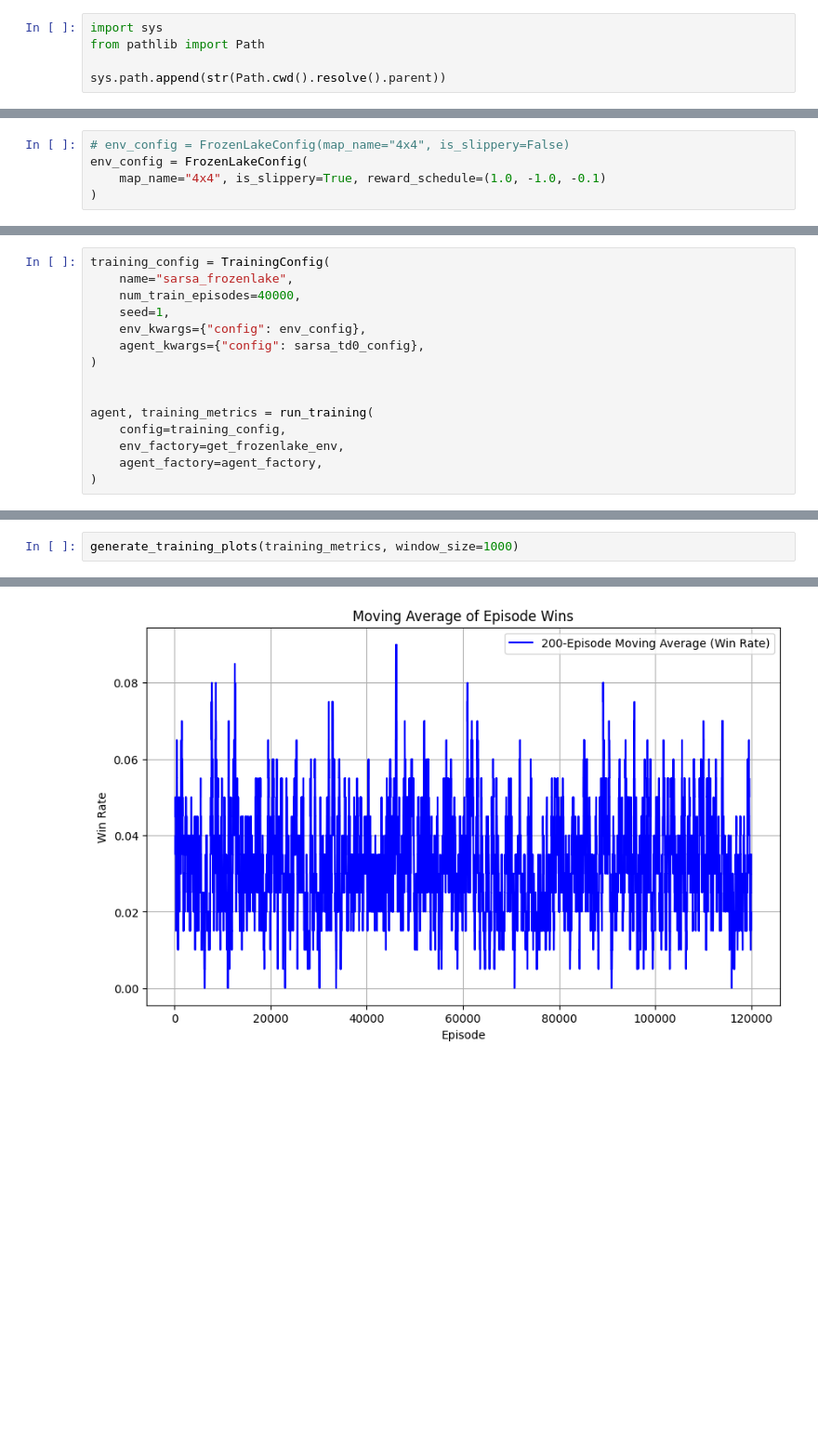
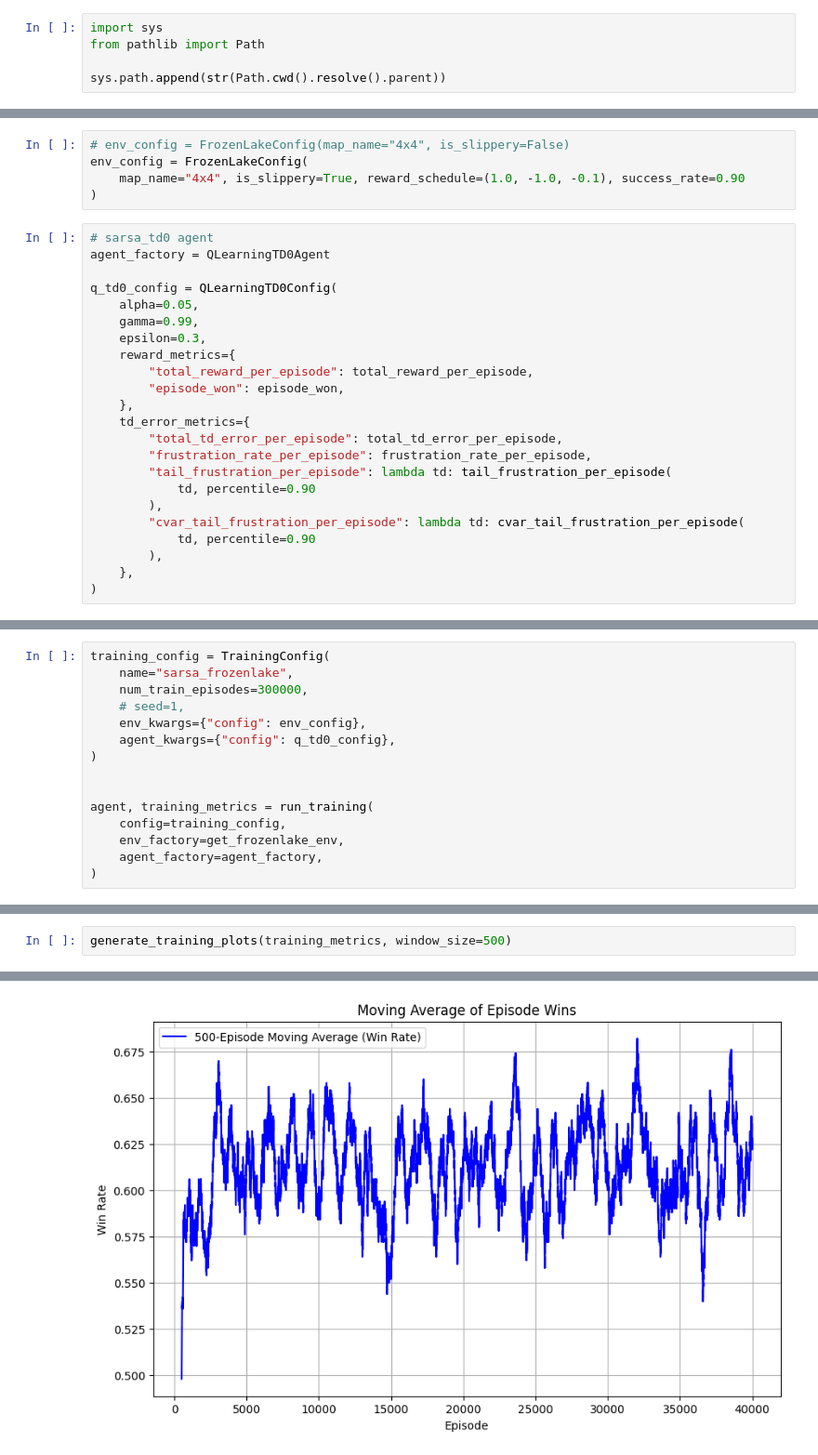
Before and after one commit to kallioaa/frustration_msc, a Jupyter notebook: src/prod_notebooks/automated_run.ipynb, the cells around one changed output, grey strips where cells are left out. Shown at 93% size. Cells and saved outputs as stored; diff of their text form; blank space fills up the shorter version.

```diff
--- a/src/prod_notebooks/automated_run.ipynb
+++ b/src/prod_notebooks/automated_run.ipynb
@@ -13,8 +14,31 @@ from metrics.frustration_metrics import total_td_error_per_episode, frustration_
 # %%
 # env_config = FrozenLakeConfig(map_name="4x4", is_slippery=False)
 env_config = FrozenLakeConfig(
-    map_name="4x4", is_slippery=True, reward_schedule=(1.0, -1.0, -0.1)
+    map_name="4x4", is_slippery=True, reward_schedule=(1.0, -1.0, -0.1), success_rate=0.90
 )
+# %%
+# sarsa_td0 agent
+agent_factory = QLearningTD0Agent
+
+q_td0_config = QLearningTD0Config(
+    alpha=0.05,
+    gamma=0.99,
+    epsilon=0.3,
+    reward_metrics={
+        "total_reward_per_episode": total_reward_per_episode,
+        "episode_won": episode_won,
+    },
+    td_error_metrics={
+        "total_td_error_per_episode": total_td_error_per_episode,
+        "frustration_rate_per_episode": frustration_rate_per_episode,
+        "tail_frustration_per_episode": lambda td: tail_frustration_per_episode(
+            td, percentile=0.90
+        ),
+        "cvar_tail_frustration_per_episode": lambda td: cvar_tail_frustration_per_episode(
+            td, percentile=0.90
+        ),
+    },
+)
 # %%
 # sarsa_td0 agent
 agent_factory = SarsaTD0Agent
@@ -41,10 +65,10 @@ sarsa_td0_config = SarsaTD0Config(
 # %%
 training_config = TrainingConfig(
     name="sarsa_frozenlake",
-    num_train_episodes=40000,
-    seed=1,
+    num_train_episodes=300000,
+    # seed=1,
     env_kwargs={"config": env_config},
-    agent_kwargs={"config": sarsa_td0_config},
+    agent_kwargs={"config": q_td0_config},
 )
 
 
@@ -77,3 +102,3 @@ evaluation_metrics
 # %%
-generate_training_plots(training_metrics, window_size=1000)
+generate_training_plots(training_metrics, window_size=500)
 # %% [output]
@@ -81 +106 @@ generate_training_plots(training_metrics, window_size=1000)
-[figure, old version]
+[figure, new version]
```
Also changed, not shown: parts of 5 cells of this notebook, 7 other files.
